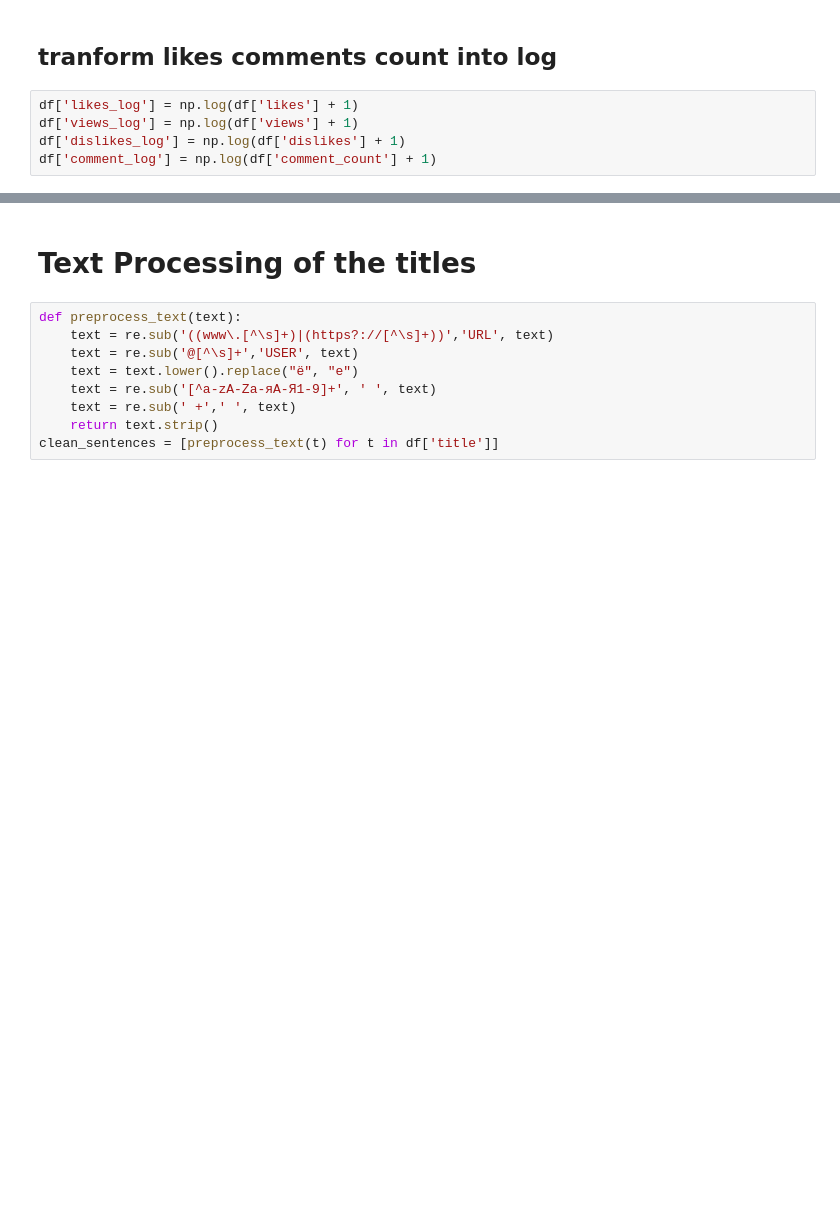
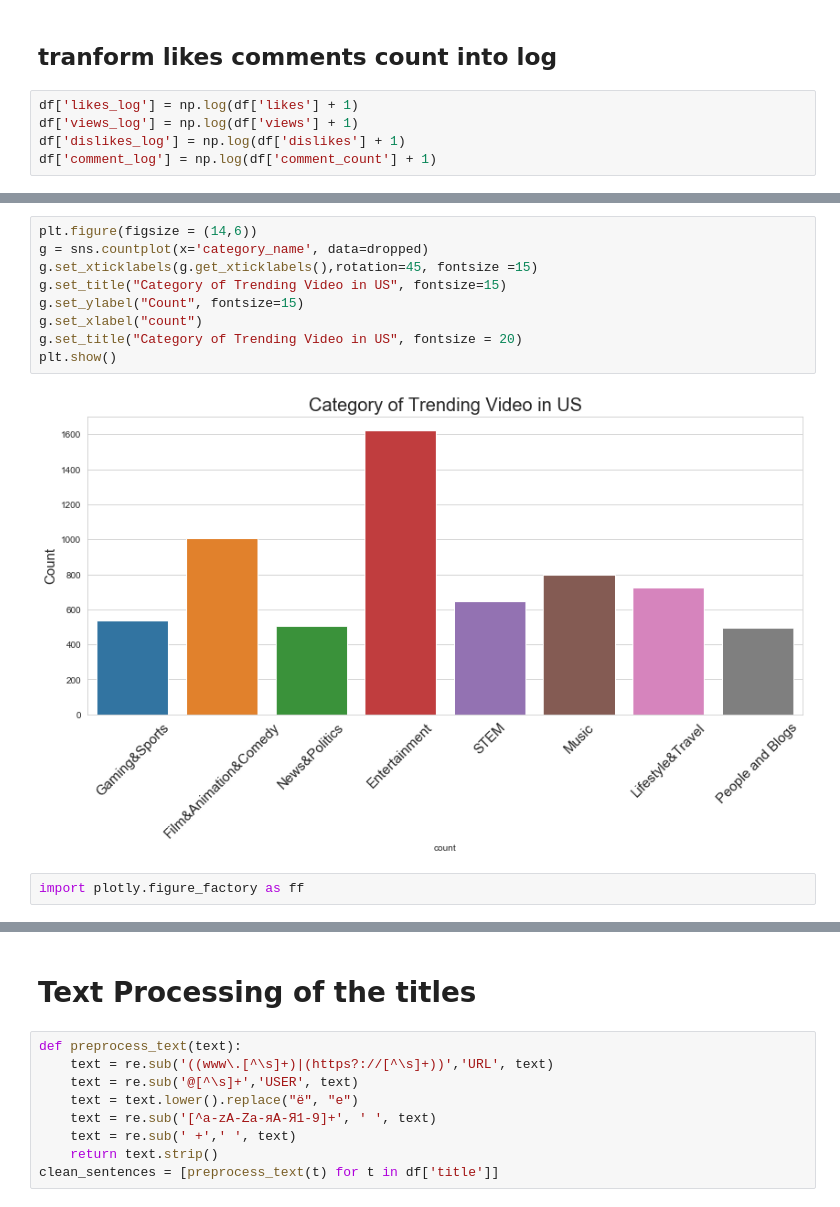
Before and after one commit to rockinhumingbird/Mod5, a Jupyter notebook: EDA and feature engineering of the title.ipynb, the cells around one changed output, grey strips where cells are left out. Saved outputs shown, nothing was run; the diff lists cells and outputs as text; blank space fills up the shorter version.

```diff
--- a/EDA and feature engineering of the title.ipynb
+++ b/EDA and feature engineering of the title.ipynb
@@ -187,0 +207,13 @@ plt.show()
+# %%
+plt.figure(figsize = (14,6))
+g = sns.countplot(x='category_name', data=dropped)
+g.set_xticklabels(g.get_xticklabels(),rotation=45, fontsize =15)
+g.set_title("Category of Trending Video in US", fontsize=15)
+g.set_ylabel("Count", fontsize=15)
+g.set_xlabel("count")
+g.set_title("Category of Trending Video in US", fontsize = 20)
+plt.show()
+# %% [output]
+[figure, added]
+# %%
+import plotly.figure_factory as ff
```
Also changed, not shown: parts of 57 cells of this notebook, 11 other files.
